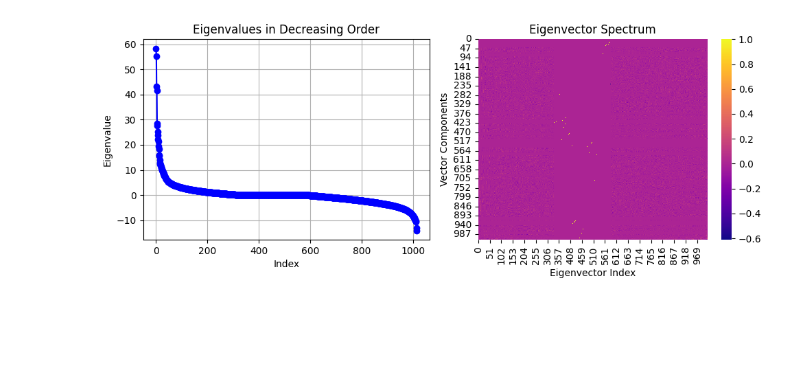
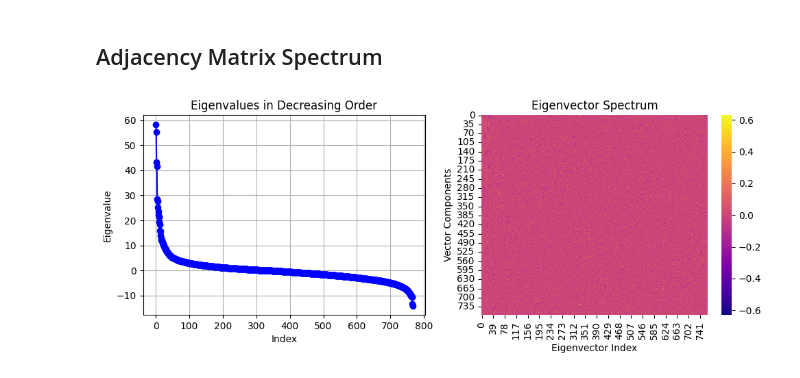
Before and after one commit to shamanth-kuthpadi/IS-modeling-connectomes, a Jupyter notebook: notebooks/spectrum.ipynb, the cells around one changed output. Saved outputs shown, nothing was run; the diff lists cells and outputs as text; code cells hidden in the pictures; blank space fills up the shorter version.

```diff
--- a/notebooks/spectrum.ipynb
+++ b/notebooks/spectrum.ipynb
@@ -6,28 +6,28 @@ from Connectome import *
 # %%
 connectome = Connectome(file='/Users/shamanthk/Documents/Research/IS-modeling-connectomes/repeated_10_scale_500/103212_repeated10_scale500.graphml', label='103212')
 # %%
-mat = connectome.read_matrix()
-evals, evecs = spectrum(mat)
+net = connectome.read_net(use_3d=True)
+evals, evecs, map = spectrum(net)
+# %% [markdown]
+## Adjacency Matrix Spectrum
 # %%
 import seaborn as sns
-
-real_evecs = np.real(evecs) # not sure what imaginary eigenvectors mean
 
 plt.figure(figsize=(10, 4))
 plt.subplot(1, 2, 1)
 plt.plot(evals, marker='o', color='b', linestyle='-')
 plt.title("Eigenvalues in Decreasing Order")
 plt.xlabel("Index")
 plt.ylabel("Eigenvalue")
 plt.grid(True)
 
 plt.subplot(1, 2, 2)
-sns.heatmap(real_evecs, cmap='plasma', annot=False, cbar=True)
+sns.heatmap(evecs, cmap='plasma', annot=False, cbar=True)
 plt.title("Eigenvector Spectrum")
 plt.xlabel("Eigenvector Index")
 plt.ylabel("Vector Components")
 
 plt.tight_layout()
 plt.show()
 # %% [output]
-[figure, old version]
+[figure, new version]
```
Also changed, not shown: parts of 6 cells of this notebook, 10 other files.
